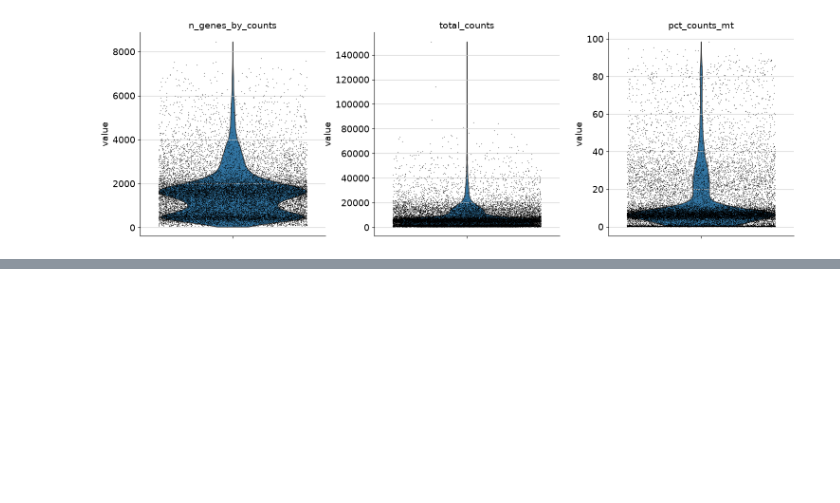
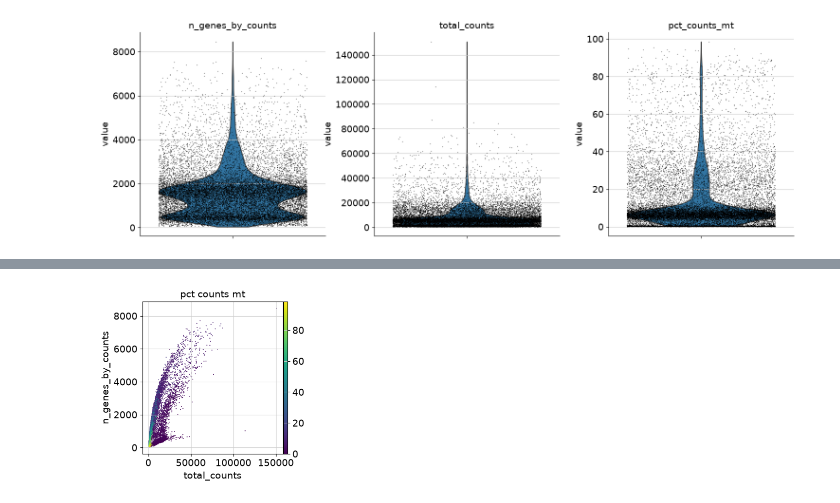
Before and after one commit to AntoineMalet/PUBLIC-python, a Jupyter notebook: single-cell-training/scanpy.ipynb, the cells around one changed output, grey strips where cells are left out. Saved outputs shown, nothing was run; the diff lists cells and outputs as text; code cells hidden in the pictures; blank space fills up the shorter version.

```diff
--- a/single-cell-training/scanpy.ipynb
+++ b/single-cell-training/scanpy.ipynb
@@ -80,0 +93,4 @@ sc.pl.violin(
+# %%
+sc.pl.scatter(adata, "total_counts", "n_genes_by_counts", color="pct_counts_mt")
+# %% [output]
+[figure, added]
```
Also changed, not shown: parts of 8 cells of this notebook, 1 other file.
